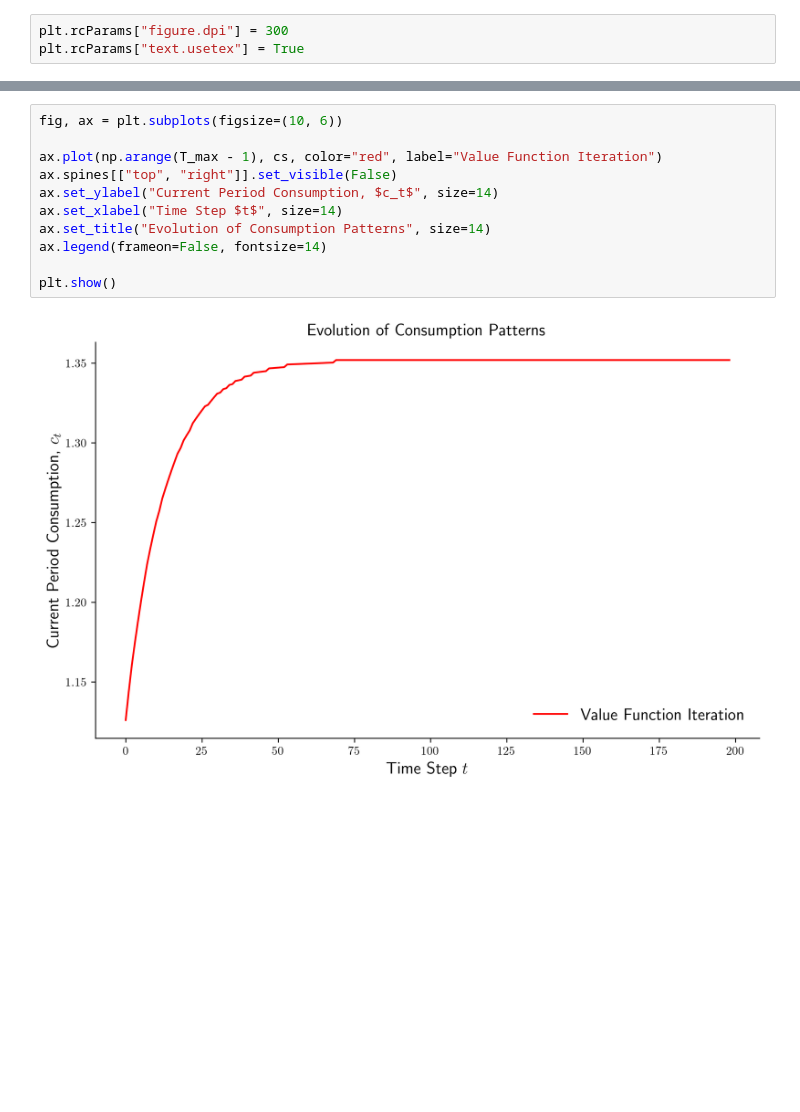
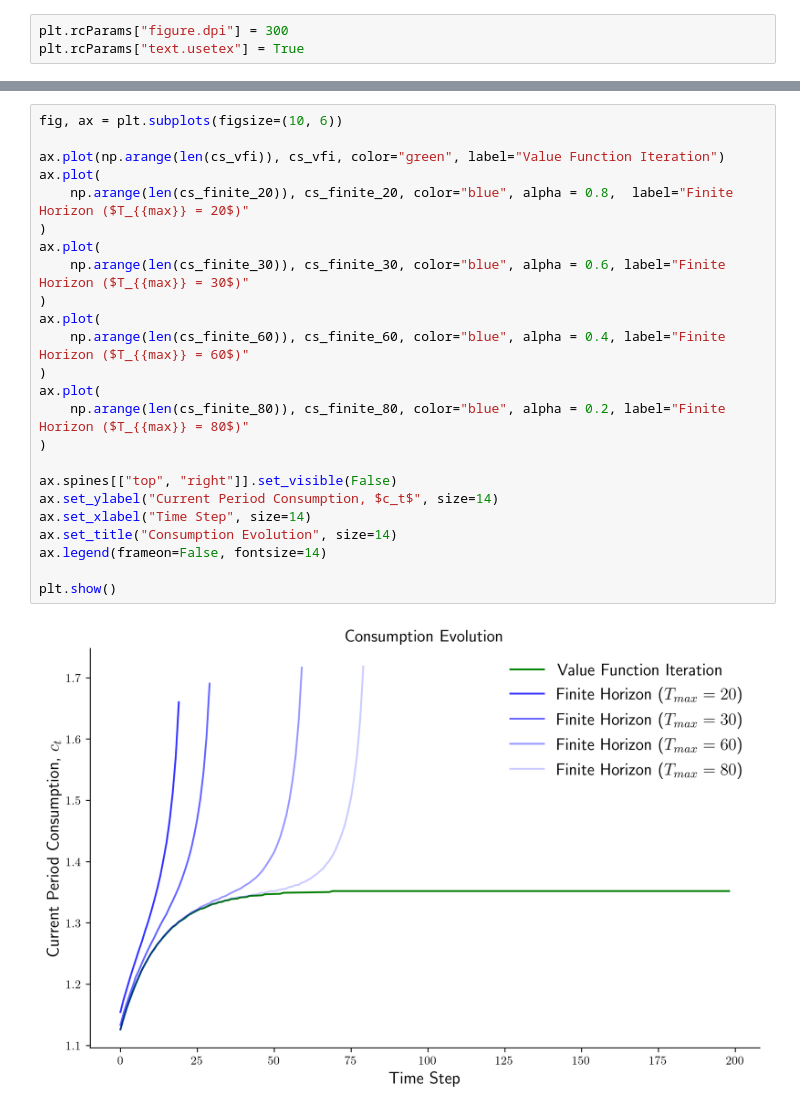
Before and after one commit to ayush-kumar-1/macro-pset-3, a Jupyter notebook: pset3_dynamic_programming.ipynb, the cells around one changed output, grey strips where cells are left out. Drawn from its saved outputs; the diff is of its cells as text; blank space fills up the shorter version.

Commit message:
updated consumption graph

```diff
--- a/pset3_dynamic_programming.ipynb
+++ b/pset3_dynamic_programming.ipynb
@@ -219,13 +219,26 @@ plt.show()
 # %%
 fig, ax = plt.subplots(figsize=(10, 6))
 
-ax.plot(np.arange(T_max - 1), cs, color="red", label="Value Function Iteration")
+ax.plot(np.arange(len(cs_vfi)), cs_vfi, color="green", label="Value Function Iteration")
+ax.plot(
+    np.arange(len(cs_finite_20)), cs_finite_20, color="blue", alpha = 0.8,  label="Finite Horizon ($T_{{max}} = 20$)"
+)
+ax.plot(
+    np.arange(len(cs_finite_30)), cs_finite_30, color="blue", alpha = 0.6, label="Finite Horizon ($T_{{max}} = 30$)"
+)
+ax.plot(
+    np.arange(len(cs_finite_60)), cs_finite_60, color="blue", alpha = 0.4, label="Finite Horizon ($T_{{max}} = 60$)"
+)
+ax.plot(
+    np.arange(len(cs_finite_80)), cs_finite_80, color="blue", alpha = 0.2, label="Finite Horizon ($T_{{max}} = 80$)"
+)
+
 ax.spines[["top", "right"]].set_visible(False)
 ax.set_ylabel("Current Period Consumption, $c_t$", size=14)
-ax.set_xlabel("Time Step $t$", size=14)
-ax.set_title("Evolution of Consumption Patterns", size=14)
+ax.set_xlabel("Time Step", size=14)
+ax.set_title("Consumption Evolution", size=14)
 ax.legend(frameon=False, fontsize=14)
 
 plt.show()
 # %% [output]
-[figure, old version]
+[figure, new version]
```
Also changed, not shown: parts of 2 cells of this notebook.
